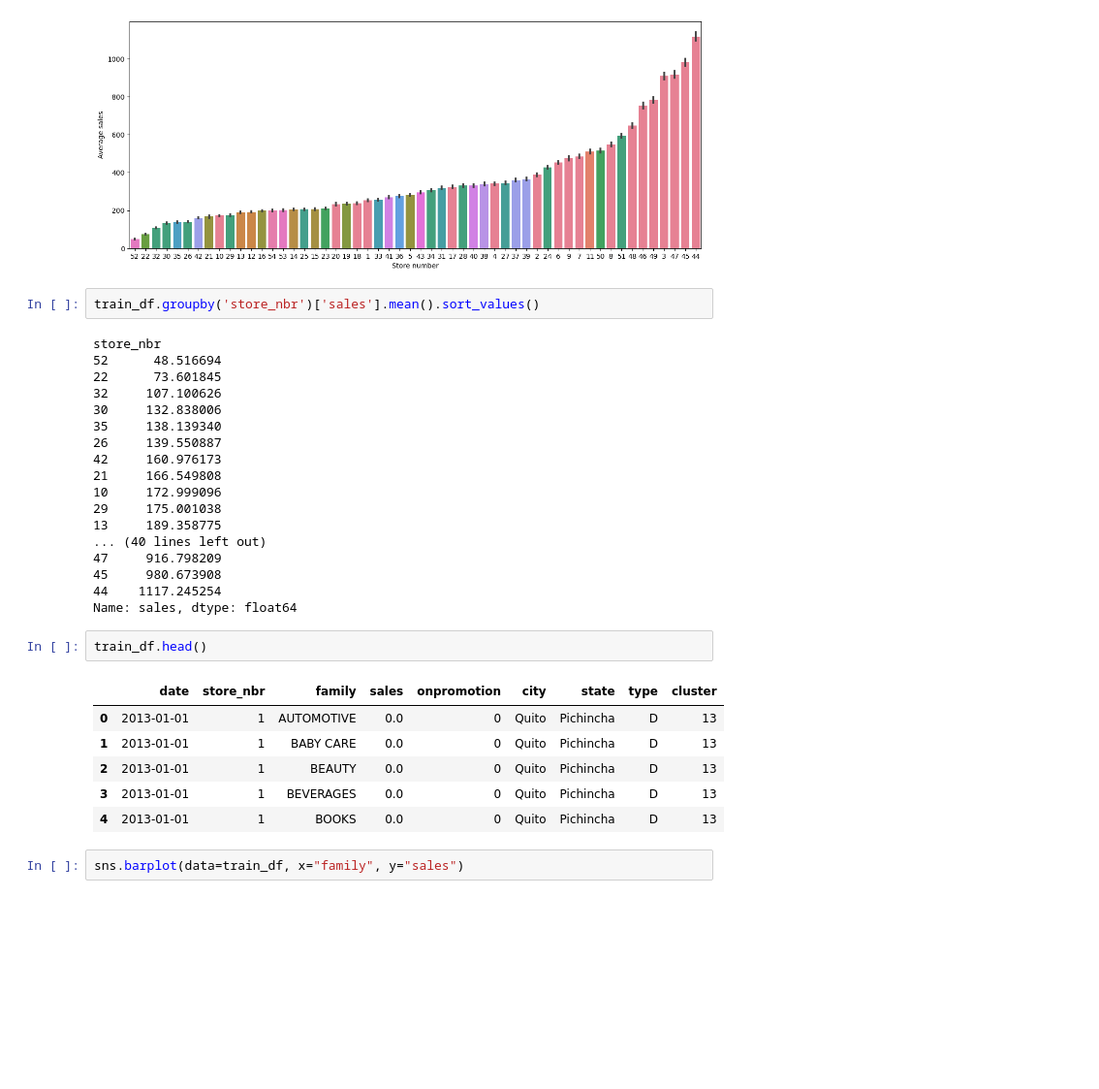
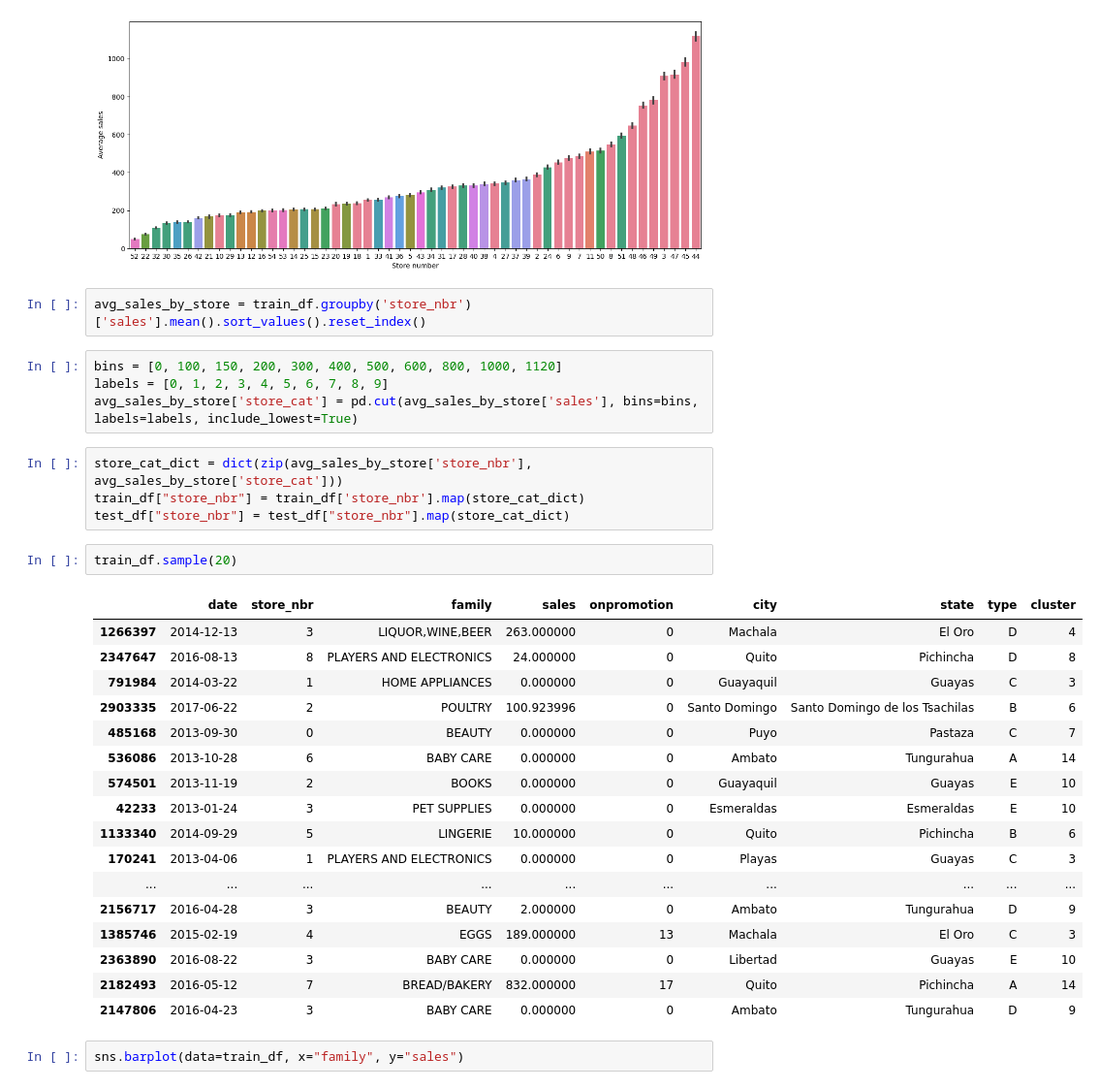
Before and after one commit to mtkrahling/-kaggle_projects, a Jupyter notebook: sales-forecasting_v1_inprog.ipynb, the cells around one changed output. Shown: that part at 97% size. Saved outputs shown, nothing was run; the diff lists cells and outputs as text; blank space fills up the shorter version.

Commit message:
Kaggle Notebook | sales_forecasting | Version 5

```diff
--- a/sales-forecasting_v1_inprog.ipynb
+++ b/sales-forecasting_v1_inprog.ipynb
@@ -198,34 +200,35 @@ plt.ylabel("Average sales")
 Text(0, 0.5, 'Average sales')
 [figure]
 # %%
-train_df.groupby('store_nbr')['sales'].mean().sort_values()
+avg_sales_by_store = train_df.groupby('store_nbr')['sales'].mean().sort_values().reset_index()
-# %% [output]
-store_nbr
-52      48.516694
-22      73.601845
-32     107.100626
-30     132.838006
-35     138.139340
-26     139.550887
-42     160.976173
-21     166.549808
-10     172.999096
-29     175.001038
-13     189.358775
-... (40 lines left out)
-47     916.798209
-45     980.673908
-44    1117.245254
-Name: sales, dtype: float64
-# %%
-train_df.head()
-# %% [output]
-|  | date | store_nbr | family | sales | onpromotion | city | state | type | cluster |
-| 0 | 2013-01-01 | 1 | AUTOMOTIVE | 0.0 | 0 | Quito | Pichincha | D | 13 |
-| 1 | 2013-01-01 | 1 | BABY CARE | 0.0 | 0 | Quito | Pichincha | D | 13 |
-| 2 | 2013-01-01 | 1 | BEAUTY | 0.0 | 0 | Quito | Pichincha | D | 13 |
-| 3 | 2013-01-01 | 1 | BEVERAGES | 0.0 | 0 | Quito | Pichincha | D | 13 |
-| 4 | 2013-01-01 | 1 | BOOKS | 0.0 | 0 | Quito | Pichincha | D | 13 |
+# %%
+bins = [0, 100, 150, 200, 300, 400, 500, 600, 800, 1000, 1120]
+labels = [0, 1, 2, 3, 4, 5, 6, 7, 8, 9]
+avg_sales_by_store['store_cat'] = pd.cut(avg_sales_by_store['sales'], bins=bins, labels=labels, include_lowest=True)
+# %%
+store_cat_dict = dict(zip(avg_sales_by_store['store_nbr'], avg_sales_by_store['store_cat']))
+train_df["store_nbr"] = train_df['store_nbr'].map(store_cat_dict)
+test_df["store_nbr"] = test_df["store_nbr"].map(store_cat_dict)
+# %%
+train_df.sample(20)
+# %% [output]
+|  | date | store_nbr | family | sales | onpromotion | city | state | type | cluster |
+| 1266397 | 2014-12-13 | 3 | LIQUOR,WINE,BEER | 263.000000 | 0 | Machala | El Oro | D | 4 |
+| 2347647 | 2016-08-13 | 8 | PLAYERS AND ELECTRONICS | 24.000000 | 0 | Quito | Pichincha | D | 8 |
+| 791984 | 2014-03-22 | 1 | HOME APPLIANCES | 0.000000 | 0 | Guayaquil | Guayas | C | 3 |
+| 2903335 | 2017-06-22 | 2 | POULTRY | 100.923996 | 0 | Santo Domingo | Santo Domingo de los Tsachilas | B | 6 |
+| 485168 | 2013-09-30 | 0 | BEAUTY | 0.000000 | 0 | Puyo | Pastaza | C | 7 |
+| 536086 | 2013-10-28 | 6 | BABY CARE | 0.000000 | 0 | Ambato | Tungurahua | A | 14 |
+| 574501 | 2013-11-19 | 2 | BOOKS | 0.000000 | 0 | Guayaquil | Guayas | E | 10 |
+| 42233 | 2013-01-24 | 3 | PET SUPPLIES | 0.000000 | 0 | Esmeraldas | Esmeraldas | E | 10 |
+| 1133340 | 2014-09-29 | 5 | LINGERIE | 10.000000 | 0 | Quito | Pichincha | B | 6 |
+| 170241 | 2013-04-06 | 1 | PLAYERS AND ELECTRONICS | 0.000000 | 0 | Playas | Guayas | C | 3 |
+| ... | ... | ... | ... | ... | ... | ... | ... | ... | ... |
+| 2156717 | 2016-04-28 | 3 | BEAUTY | 2.000000 | 0 | Ambato | Tungurahua | D | 9 |
+| 1385746 | 2015-02-19 | 4 | EGGS | 189.000000 | 13 | Machala | El Oro | C | 3 |
+| 2363890 | 2016-08-22 | 3 | BABY CARE | 0.000000 | 0 | Libertad | Guayas | E | 10 |
+| 2182493 | 2016-05-12 | 7 | BREAD/BAKERY | 832.000000 | 17 | Quito | Pichincha | A | 14 |
+| 2147806 | 2016-04-23 | 3 | BABY CARE | 0.000000 | 0 | Ambato | Tungurahua | D | 9 |
 # %%
 sns.barplot(data=train_df, x="family", y="sales")
 # %% [output]
```
Also changed, not shown: parts of 12 cells of this notebook.
